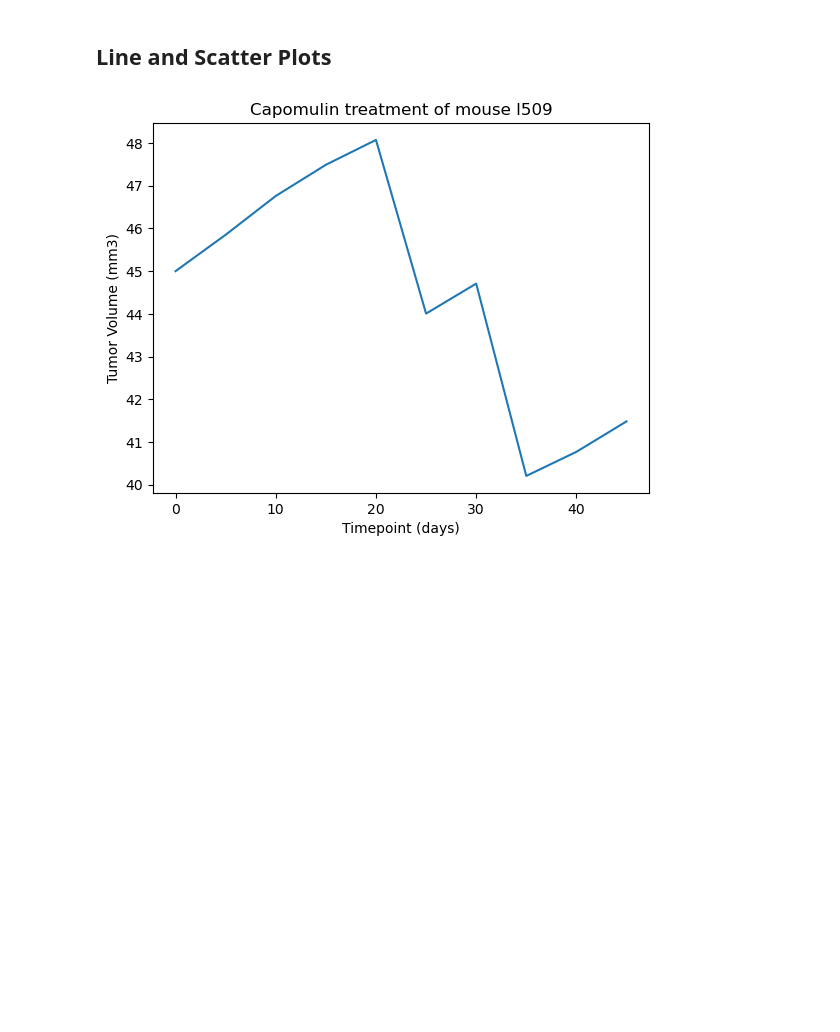
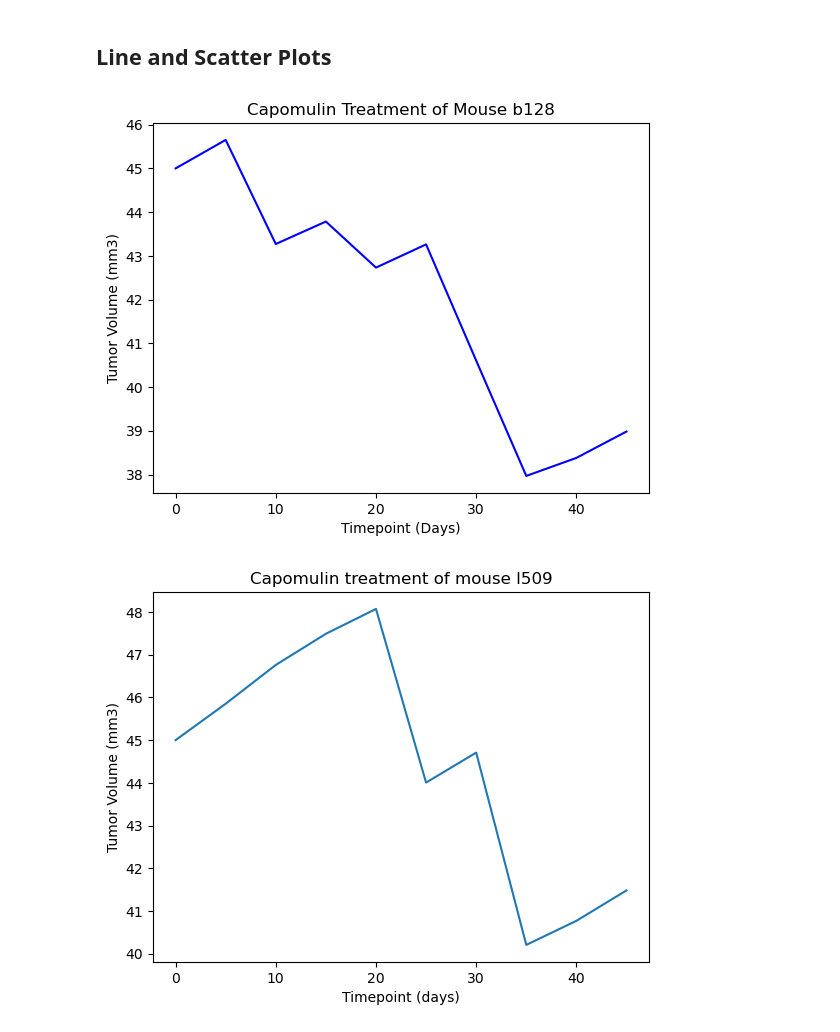
Before and after one commit to jvwastaken/plotting-challenge, a Jupyter notebook: Starter_Code/Pymaceuticals/pymaceuticals_starter.ipynb, the cells around one changed output. Cells and saved outputs as stored; diff of their text form; code cells hidden in the pictures; blank space fills up the shorter version.

```diff
--- a/Starter_Code/Pymaceuticals/pymaceuticals_starter.ipynb
+++ b/Starter_Code/Pymaceuticals/pymaceuticals_starter.ipynb
@@ -243,6 +286,18 @@ Ceftamin's potential outliers: Series([], Name: Tumor Volume (mm3), dtype: float
 [figure]
 # %% [markdown]
 ## Line and Scatter Plots
+# %%
+b128_data = capomulin_df.loc[capomulin_df["Mouse ID"] == "b128"]
+timepoints = b128_data["Timepoint"]
+b128_tumor = b128_data["Tumor Volume (mm3)"]
+
+plt.plot(timepoints, b128_tumor, color='b')
+plt.title("Capomulin Treatment of Mouse b128")
+plt.xlabel("Timepoint (Days)")
+plt.ylabel("Tumor Volume (mm3)")
+plt.show()
+# %% [output]
+[figure, added]
 # %%
 # Generate a line plot of tumor volume vs. time point for a single mouse treated with Capomulin
 # %% [output]
```
Also changed, not shown: parts of 11 cells of this notebook.
